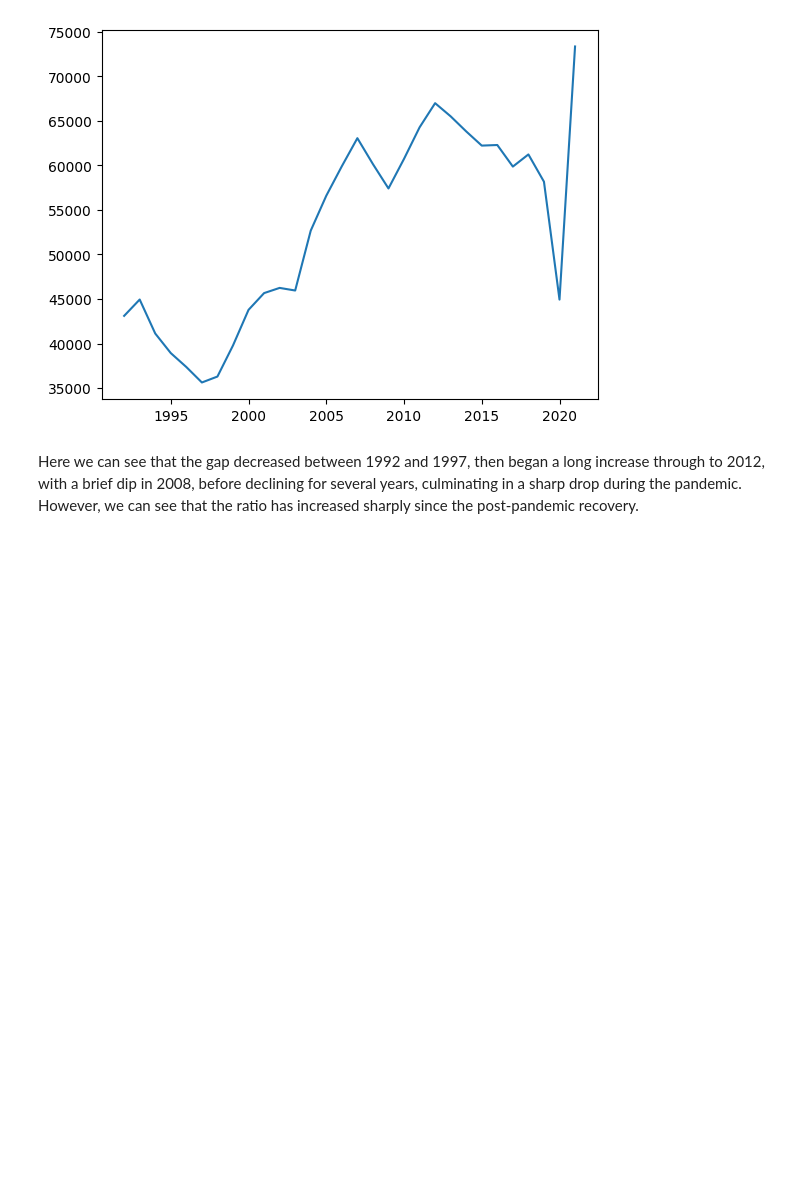
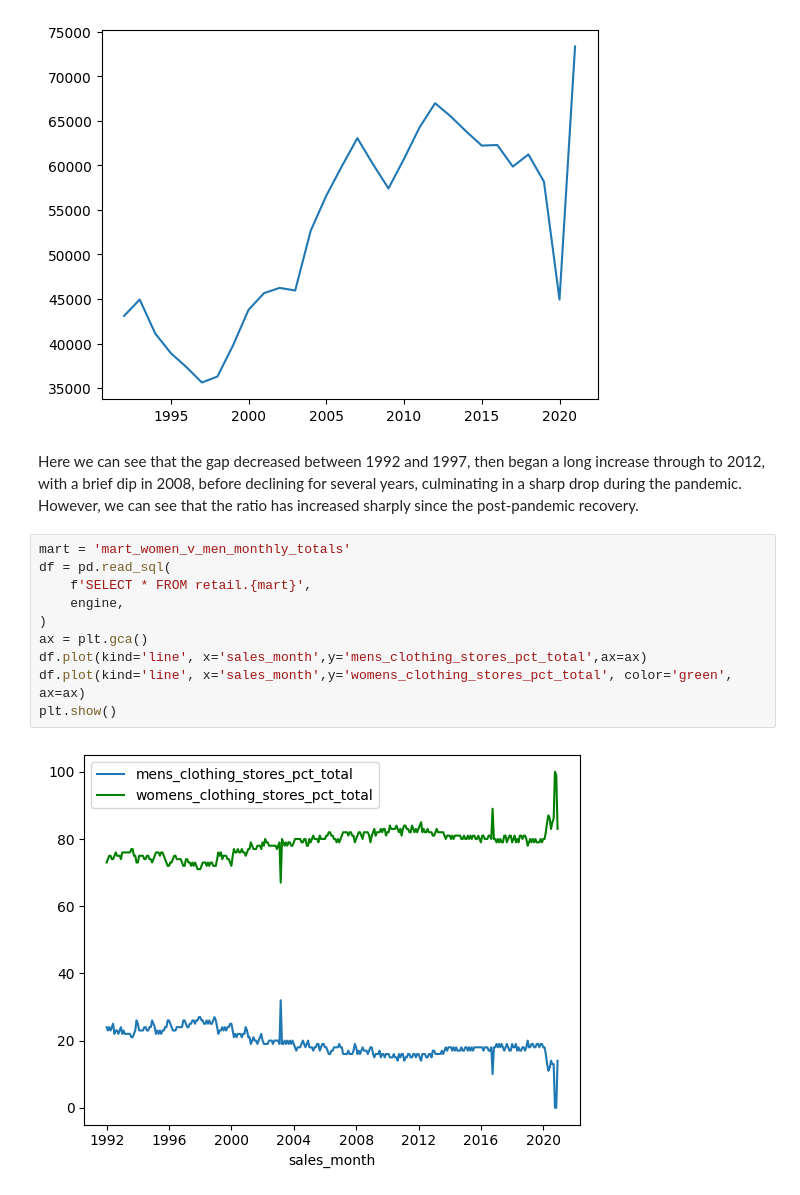
Before and after one commit to LouisYC123/north-america-retail-data-analysis, a Jupyter notebook: dbt/dbt_project/visualisations/analysis.ipynb, the cells around one changed output. Saved outputs shown, nothing was run; the diff lists cells and outputs as text; blank space fills up the shorter version.

```diff
--- a/dbt/dbt_project/visualisations/analysis.ipynb
+++ b/dbt/dbt_project/visualisations/analysis.ipynb
@@ -81,3 +90,15 @@ plt.show()
 [figure]
 # %% [markdown]
 Here we can see that the gap decreased between 1992 and 1997, then began a long increase through to 2012, with a brief dip in 2008, before declining for several years, culminating in a sharp drop during the pandemic. However, we can see that the ratio has increased sharply since the post-pandemic recovery.
+# %%
+mart = 'mart_women_v_men_monthly_totals'
+df = pd.read_sql(
+    f'SELECT * FROM retail.{mart}',
+    engine,
+)
+ax = plt.gca()
+df.plot(kind='line', x='sales_month',y='mens_clothing_stores_pct_total',ax=ax)
+df.plot(kind='line', x='sales_month',y='womens_clothing_stores_pct_total', color='green', ax=ax)
+plt.show()
+# %% [output]
+[figure, added]
```
Also changed, not shown: parts of 11 cells of this notebook.
